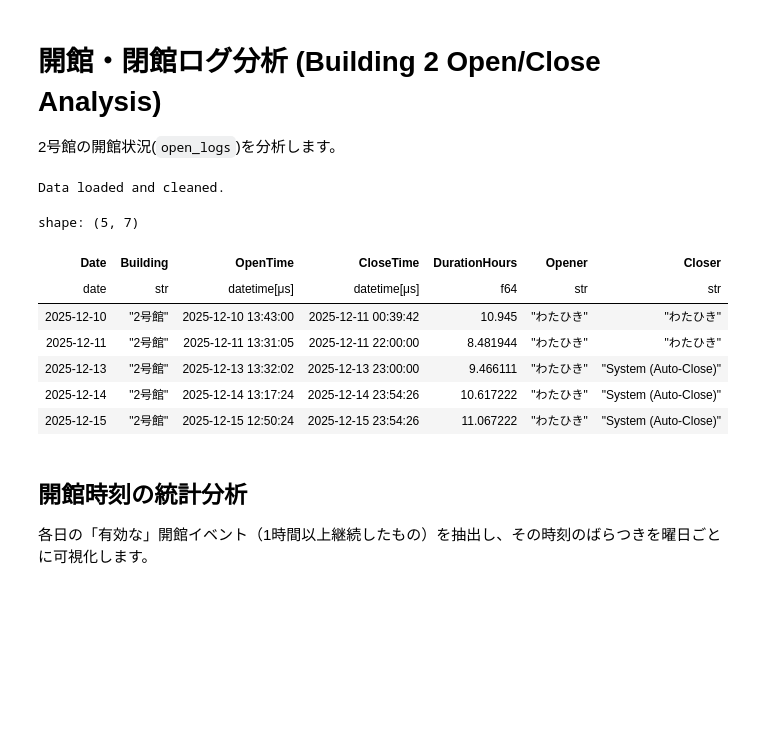
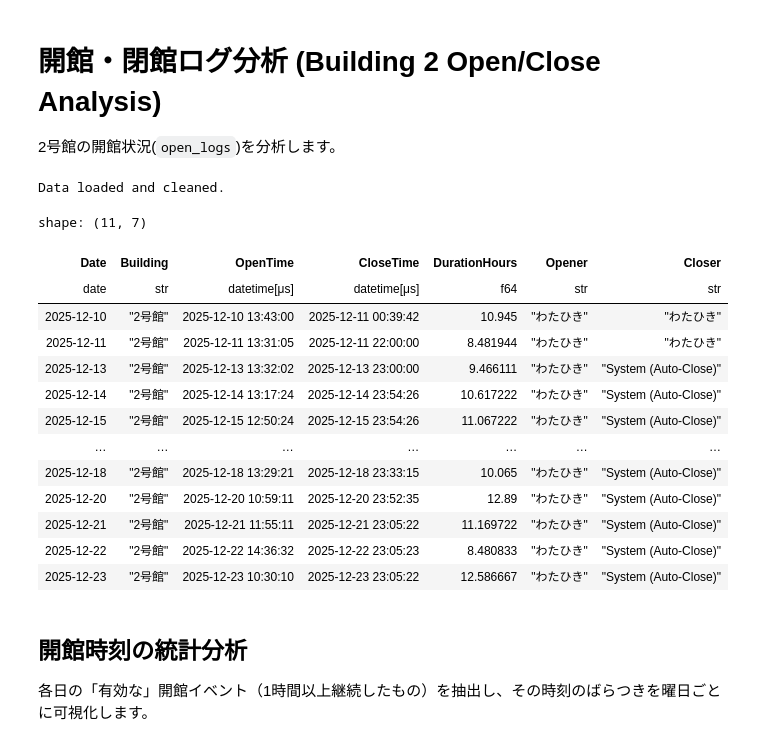
Before and after one commit to SerasGakuin/seras-student-portal, a Jupyter notebook: analysis/notebooks/open_analysis.ipynb, the cells around one changed output. Cells and saved outputs as stored; diff of their text form; code cells hidden in the pictures; blank space fills up the shorter version.

```diff
--- a/analysis/notebooks/open_analysis.ipynb
+++ b/analysis/notebooks/open_analysis.ipynb
@@ -11,35 +11,41 @@ sys.path.append(os.path.abspath('../src'))
 import polars as pl
 import matplotlib.pyplot as plt
 import seaborn as sns
 from seras_analysis.data_loader import load_data
 from seras_analysis.preprocessing import extract_daily_opening_times
 from seras_analysis.plotting import plot_opening_time_stats
 
 # データ読み込み
 _, df_open = load_data()
 
 # ==========================================
 # Data Cleaning & Validating
 # ==========================================
 # - Ensure OPEN/CLOSE alternation
 # - Filter durations < 1 hour (accidental presses)
 df_daily_open = extract_daily_opening_times(df_open)
 
 # 2号館のみに絞る（必要に応じて）
 df_daily_open_b2 = df_daily_open.filter(pl.col("Building") == "2号館")
 
 print("Data loaded and cleaned.")
-display(df_daily_open_b2.head())
+display(df_daily_open_b2)
 # %% [output]
 Data loaded and cleaned.
-shape: (5, 7)
+shape: (11, 7)
 | Date | Building | OpenTime | CloseTime | DurationHours | Opener | Closer |
 | date | str | datetime[μs] | datetime[μs] | f64 | str | str |
 | 2025-12-10 | "2号館" | 2025-12-10 13:43:00 | 2025-12-11 00:39:42 | 10.945 | "わたひき" | "わたひき" |
 | 2025-12-11 | "2号館" | 2025-12-11 13:31:05 | 2025-12-11 22:00:00 | 8.481944 | "わたひき" | "わたひき" |
 | 2025-12-13 | "2号館" | 2025-12-13 13:32:02 | 2025-12-13 23:00:00 | 9.466111 | "わたひき" | "System (Auto-Close)" |
 | 2025-12-14 | "2号館" | 2025-12-14 13:17:24 | 2025-12-14 23:54:26 | 10.617222 | "わたひき" | "System (Auto-Close)" |
 | 2025-12-15 | "2号館" | 2025-12-15 12:50:24 | 2025-12-15 23:54:26 | 11.067222 | "わたひき" | "System (Auto-Close)" |
+| … | … | … | … | … | … | … |
+| 2025-12-18 | "2号館" | 2025-12-18 13:29:21 | 2025-12-18 23:33:15 | 10.065 | "わたひき" | "System (Auto-Close)" |
+| 2025-12-20 | "2号館" | 2025-12-20 10:59:11 | 2025-12-20 23:52:35 | 12.89 | "わたひき" | "System (Auto-Close)" |
+| 2025-12-21 | "2号館" | 2025-12-21 11:55:11 | 2025-12-21 23:05:22 | 11.169722 | "わたひき" | "System (Auto-Close)" |
+| 2025-12-22 | "2号館" | 2025-12-22 14:36:32 | 2025-12-22 23:05:23 | 8.480833 | "わたひき" | "System (Auto-Close)" |
+| 2025-12-23 | "2号館" | 2025-12-23 10:30:10 | 2025-12-23 23:05:22 | 12.586667 | "わたひき" | "System (Auto-Close)" |
 # %% [markdown]
 ## 開館時刻の統計分析
 
```
Also changed, not shown: parts of 1 cell of this notebook, 5 other files.
